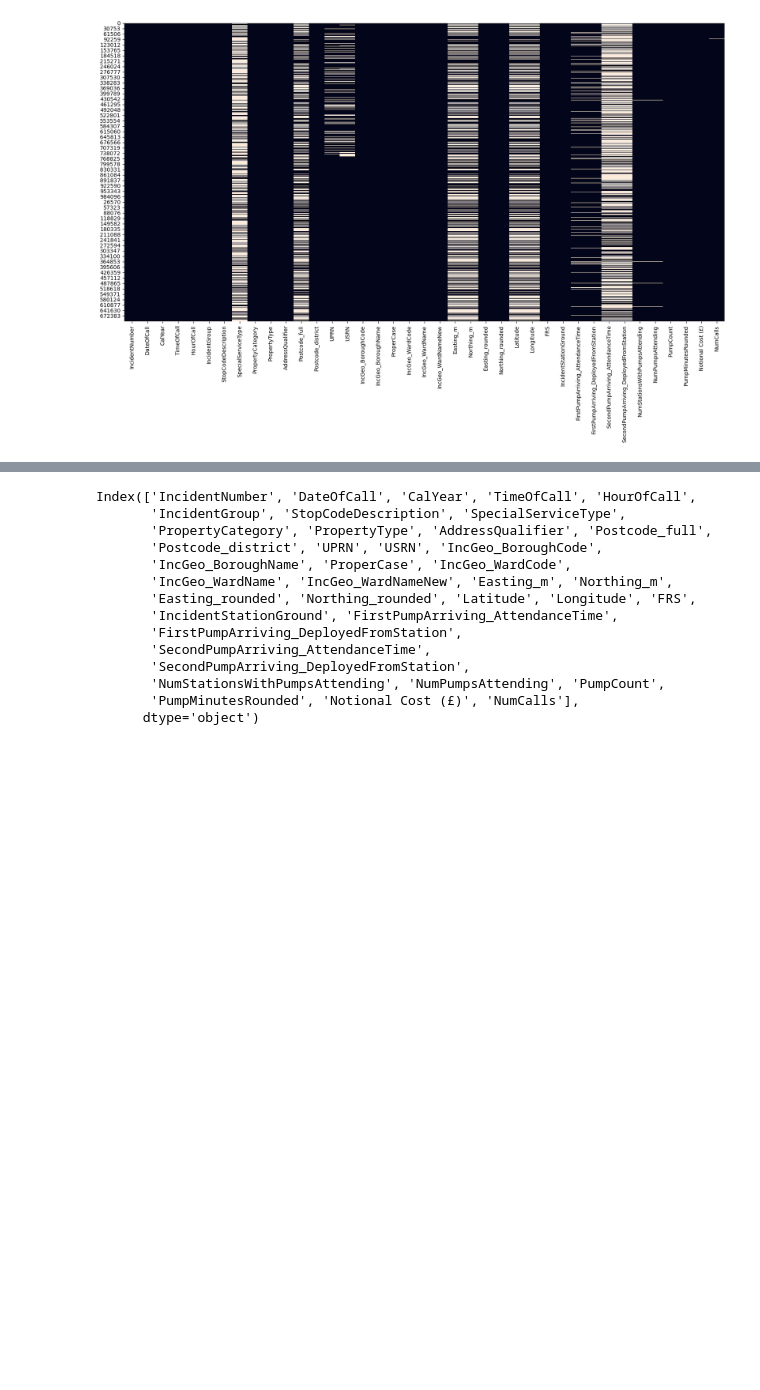
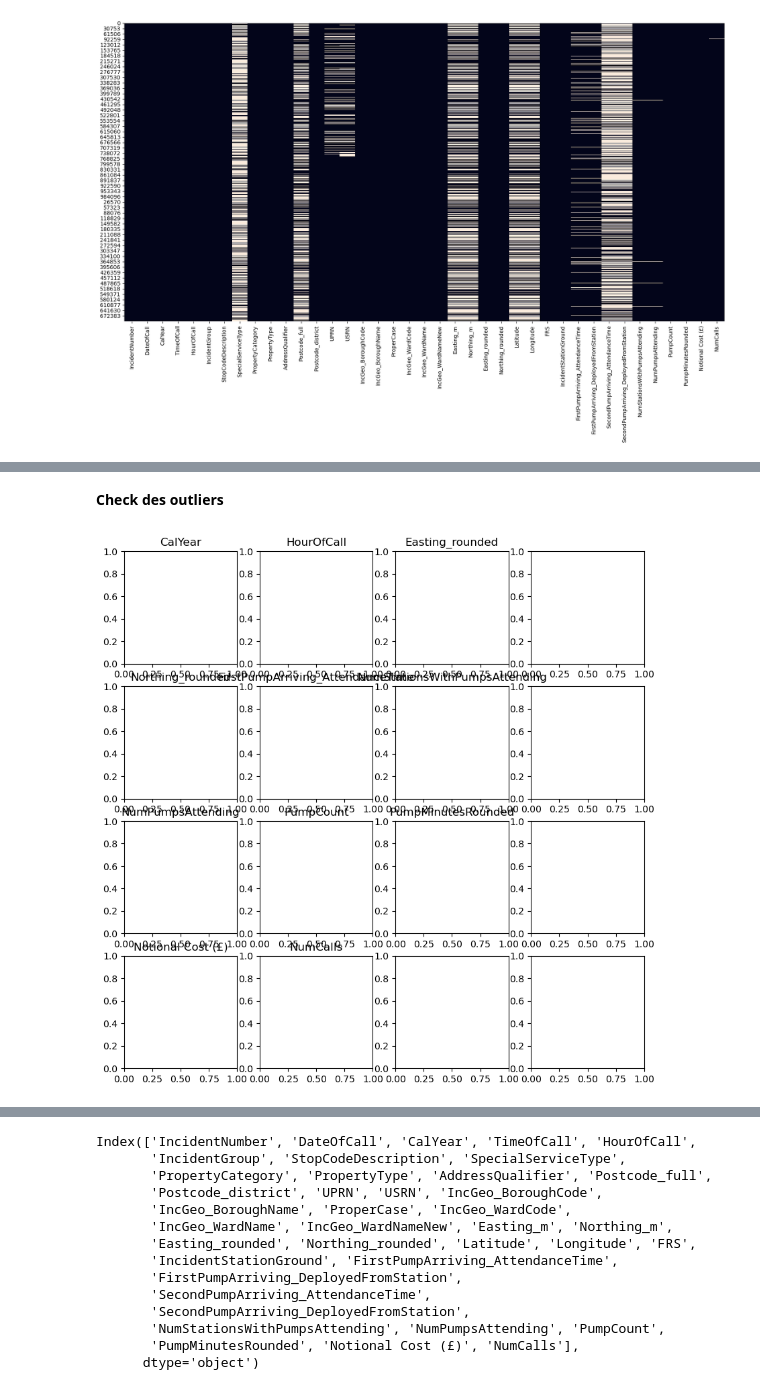
Before and after one commit to FrancescoDatascientest/Jan24_cds_Pompiers, a Jupyter notebook: notebooks/1.0-yng-initial-data-exploration.ipynb, the cells around one changed output, grey strips where cells are left out. Saved outputs shown, nothing was run; the diff lists cells and outputs as text; code cells hidden in the pictures; blank space fills up the shorter version.

```diff
--- a/notebooks/1.0-yng-initial-data-exploration.ipynb
+++ b/notebooks/1.0-yng-initial-data-exploration.ipynb
@@ -300,0 +496,18 @@ incidents_df.describe()
+# %% [markdown]
+**Check des outliers**
+# %%
+numeric_features = list(incidents_df.select_dtypes(include=np.number).columns)
+#numeric_features.remove('target')
+#categorical_features = list(data.select_dtypes("int8").columns)
+
+fig,ax = plt.subplots(4,4,figsize=(10,10))
+row = col = 0
+for n,i in enumerate(numeric_features):
+    if (n%3 == 0) & (n > 0):
+        row += 1
+        col = 0
+    #incidents_df[i].plot(kind="kde",ax=ax[row,col])
+    ax[row,col].set_title(i)
+    col += 1
+# %% [output]
+[figure, added]
```
Also changed, not shown: parts of 53 cells of this notebook, 1 other file.
